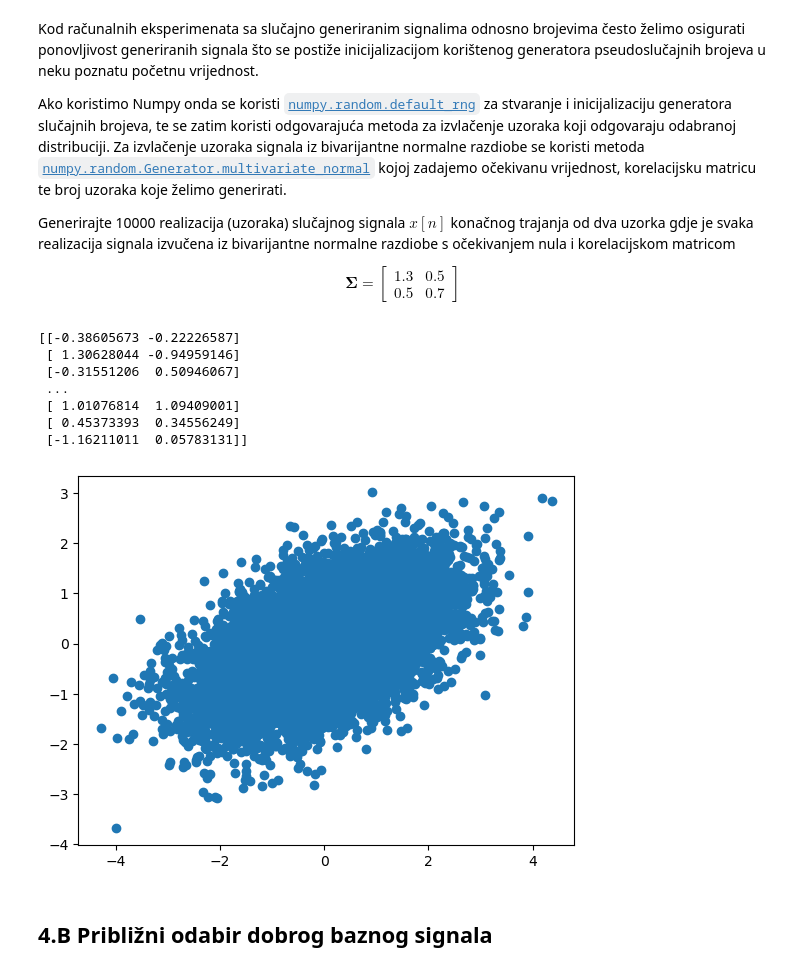
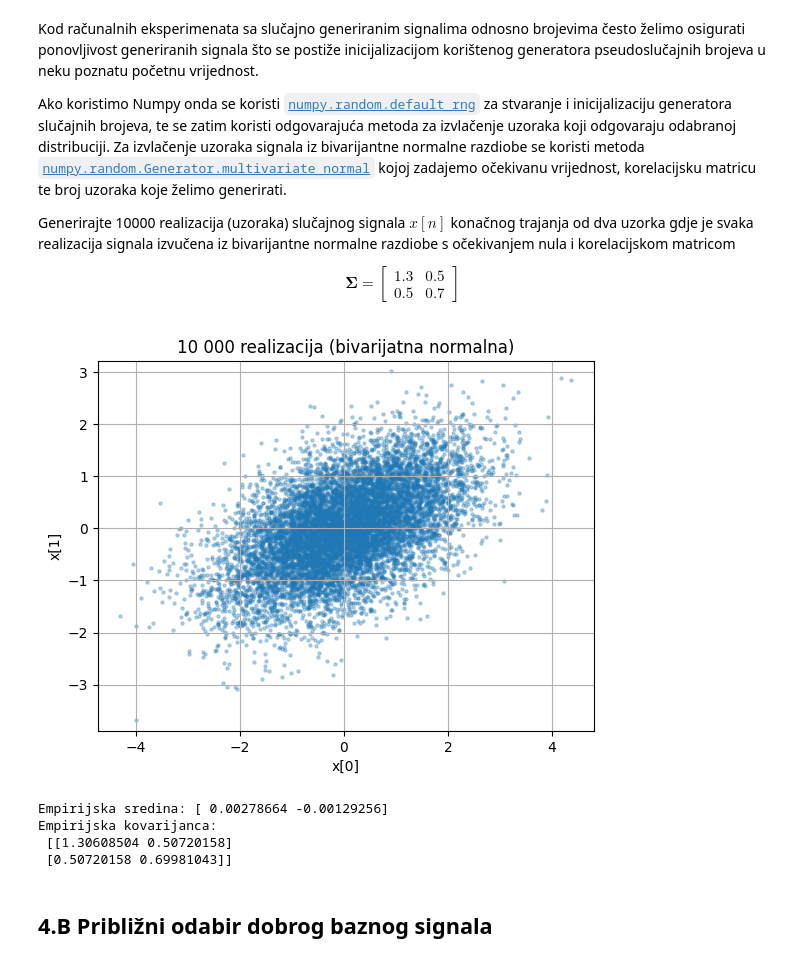
Before and after one commit to fran-galic/Basics-of-signal-processing, a Jupyter notebook: lab_1/0036546889_FRAN_GALIC_Vjezba_1.ipynb, the cells around one changed output. Cells and saved outputs as stored; diff of their text form; code cells hidden in the pictures.

```diff
--- a/lab_1/0036546889_FRAN_GALIC_Vjezba_1.ipynb
+++ b/lab_1/0036546889_FRAN_GALIC_Vjezba_1.ipynb
@@ -384,33 +616,32 @@ Ako koristimo Numpy onda se koristi
 Generirajte 10000 realizacija (uzoraka) slučajnog signala $x[n]$ konačnog trajanja od dva uzorka gdje je svaka realizacija signala izvučena iz bivarijantne normalne razdiobe s očekivanjem nula i korelacijskom matricom
 
 $$\mathbf{\Sigma}=\begin{bmatrix}1.3&0.5\\0.5&0.7\end{bmatrix}$$
-# %%
-# Jedno moguće rješenje
-
-# Stvaramo i inicijaliziramo generator slučajnih brojeva s poznatom početnom vrijednošću 25 radi ponovljivosti
-rng = random.default_rng(25);
-
-# Definiramo parametre bivarijantne normalne razdiobe
-mu = [0.0, 0.0];
-sigma = [[1.3, 0.5], [0.5, 0.7]];
-
-# Izvačimo ponovljivih 10000 uzoraka signala; jedna realizacija signala odgovara jednom retku matrice X
-X = rng.multivariate_normal(mu, sigma, 10000);
-
-# Vizualiziramo izvučene uzorke kao točke u ravnini
-scatter(X[:,0], X[:,1]);
-print(X)
-
-# Upišite vaše rješenje
-# %% [output]
-[[-0.38605673 -0.22226587]
- [ 1.30628044 -0.94959146]
- [-0.31551206  0.50946067]
- ...
- [ 1.01076814  1.09409001]
- [ 0.45373393  0.34556249]
- [-1.16211011  0.05783131]]
-[figure, removed]
+# %%
+import numpy as np
+import matplotlib.pyplot as plt
+
+rng = np.random.default_rng(25)                 # fiksiraj sjeme
+mu = np.zeros(2)
+Sigma = np.array([[1.3, 0.5],
+                  [0.5, 0.7]])
+
+X = rng.multivariate_normal(mu, Sigma, size=10_000)
+
+plt.figure()
+plt.scatter(X[:,0], X[:,1], s=5, alpha=0.3)
+plt.axis('equal'); plt.grid(True)
+plt.xlabel('x[0]'); plt.ylabel('x[1]')
+plt.title('10 000 realizacija (bivarijatna normalna)')
+plt.show()
+
+print("Empirijska sredina:", X.mean(axis=0))
+print("Empirijska kovarijanca:\n", np.cov(X, rowvar=False))
+# %% [output]
+[figure, added]
+Empirijska sredina: [ 0.00278664 -0.00129256]
+Empirijska kovarijanca:
+ [[1.30608504 0.50720158]
+ [0.50720158 0.69981043]]
 # %% [markdown]
 ## 4.B Približni odabir dobrog baznog signala
 # %% [markdown]
```
Also changed, not shown: parts of 32 cells of this notebook, 2 other files.
